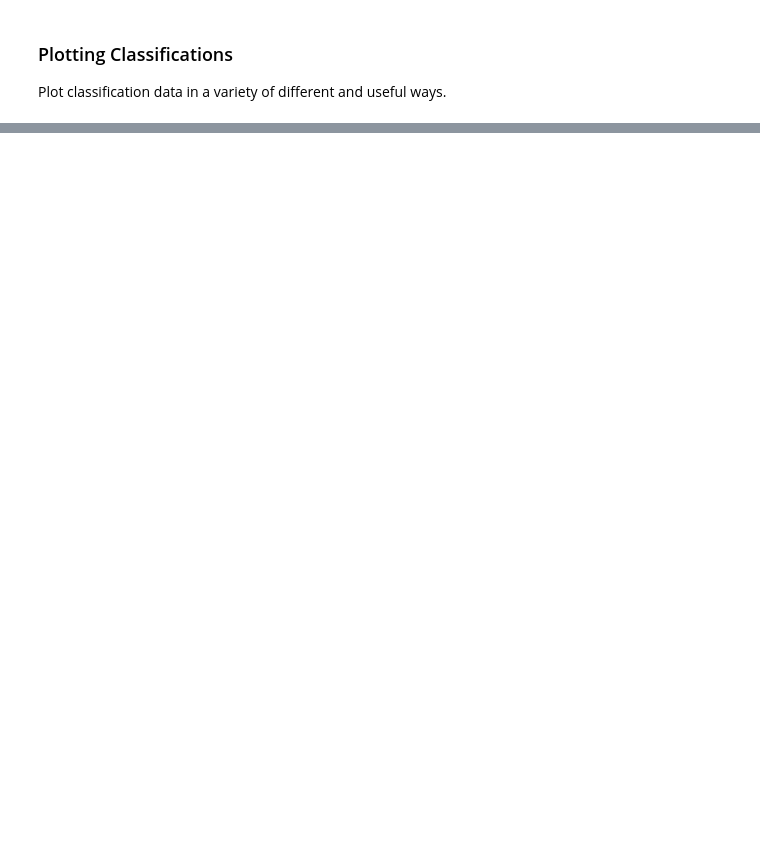
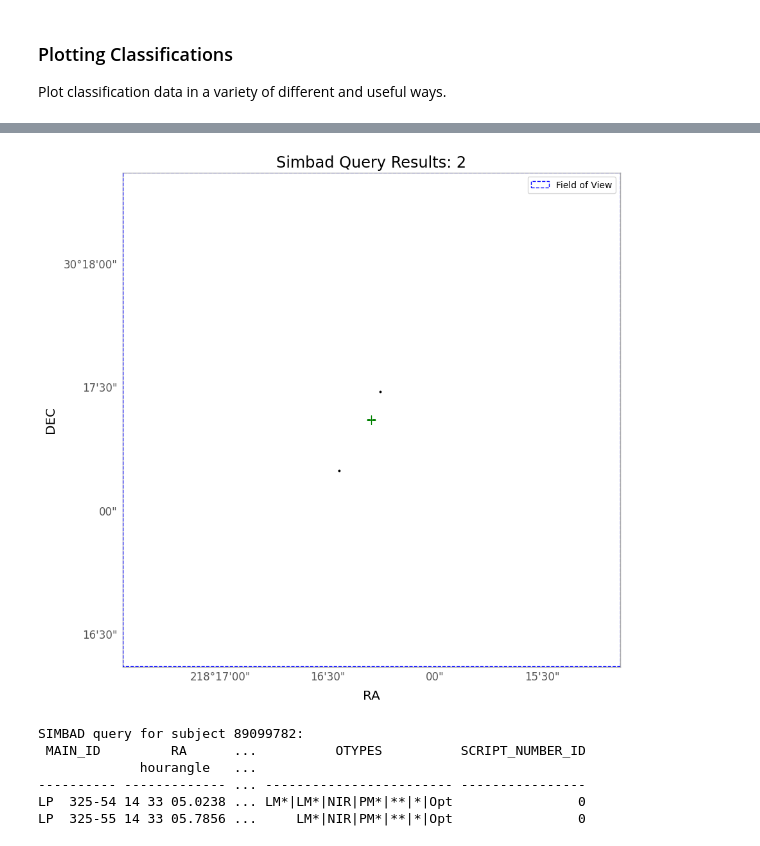
Before and after one commit to coolneighbors/DataAnalysis, a Jupyter notebook: DataToolkit/Examples/JupyterNotebooks/Analyzing/Analyzing Subjects.ipynb, the cells around one changed output, grey strips where cells are left out. Cells and saved outputs as stored; diff of their text form; code cells hidden in the pictures; blank space fills up the shorter version.

```diff
--- a/DataToolkit/Examples/JupyterNotebooks/Analyzing/Analyzing Subjects.ipynb
+++ b/DataToolkit/Examples/JupyterNotebooks/Analyzing/Analyzing Subjects.ipynb
@@ -172,0 +251,27 @@ Plotting classification distribution for all valid subjects...
+# %%
+# Get the subject dataframe for a specific subject.
+subject_dataframe_from_subject_file = analyzer.getSubjectDataframe(subject_ids[0], dataframe_type="default")
+print(f"Default Subject dataframe for subject {subject_ids[0]}: \n{subject_dataframe_from_subject_file}\n")
+
+# Get the subject dataframe for a specific subject from the extracted file.
+subject_dataframe_from_extracted_file = analyzer.getSubjectDataframe(subject_ids[0], dataframe_type="extracted")
+print(f"Extracted Subject dataframe for subject {subject_ids[0]}: \n{subject_dataframe_from_extracted_file}\n")
+
+# Get the subject dataframe for a specific subject from the reduced file.
+subject_dataframe_from_reduced_file = analyzer.getSubjectDataframe(subject_ids[0], dataframe_type="reduced")
+print(f"Reduced Subject dataframe for subject {subject_ids[0]}: \n{subject_dataframe_from_reduced_file}\n")
+
+# Combine subject dataframes.
+subject_dataframe_0 = analyzer.getSubjectDataframe(subject_ids[0], dataframe_type="default")
+subject_dataframe_1 = analyzer.getSubjectDataframe(subject_ids[1], dataframe_type="default")
+combined_subject_dataframe = analyzer.combineSubjectDataframes([subject_dataframe_0, subject_dataframe_1])
+print(f"Combined subject dataframe: \n{combined_subject_dataframe}\n")
+
+# Save the subject dataframe to a CSV file.
+print("Saving subject dataframe to file...")
+analyzer.saveSubjectDataframeToFile(combined_subject_dataframe, "combined_subject_dataframe.csv")
+print("Subject dataframe saved. \n")
+
+# Load the subject dataframe from a CSV file.
+combined_subject_dataframe_from_file = analyzer.loadSubjectDataframeFromFile("combined_subject_dataframe.csv")
+print(f"Combined subject dataframe from file: \n{combined_subject_dataframe_from_file}\n")
@@ -172,0 +338,18 @@ Plotting classification distribution for all valid subjects...
+# %%
+# Note: If you run these queries with plot=True in standard Python, you can interact with the plot and hover over points
+# to tell you their given designations in SIMBAD
+
+# Get the subject IDs for the queries.
+subject_ids = analyzer.getSubjectIDs()
+
+# Get the SIMBAD query for a specific subject.
+simbad_query = analyzer.getSimbadQueryForSubject(subject_ids[0], plot=True)
+print(f"SIMBAD query for subject {subject_ids[0]}: \n{simbad_query}\n")
+# %% [output]
+[figure, added]
+SIMBAD query for subject 89099782:
+ MAIN_ID         RA      ...          OTYPES          SCRIPT_NUMBER_ID
+             hourangle   ...
+---------- ------------- ... ------------------------ ----------------
+LP  325-54 14 33 05.0238 ... LM*|LM*|NIR|PM*|**|*|Opt                0
+LP  325-55 14 33 05.7856 ...     LM*|NIR|PM*|**|*|Opt                0
```
Also changed, not shown: parts of 11 cells of this notebook, 3 other files.
